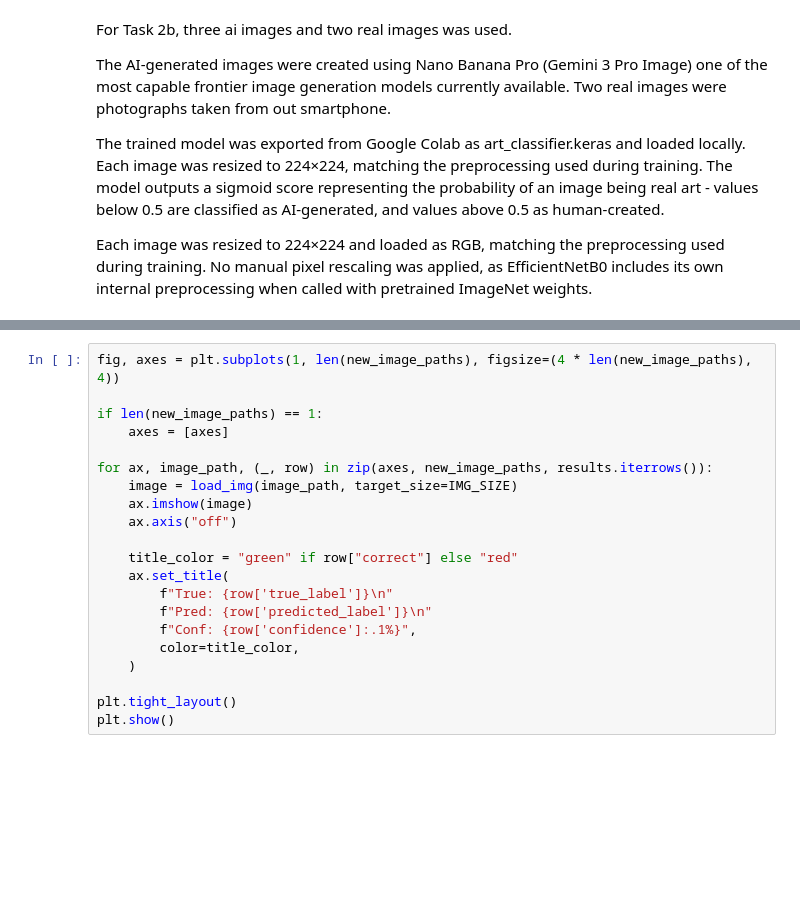
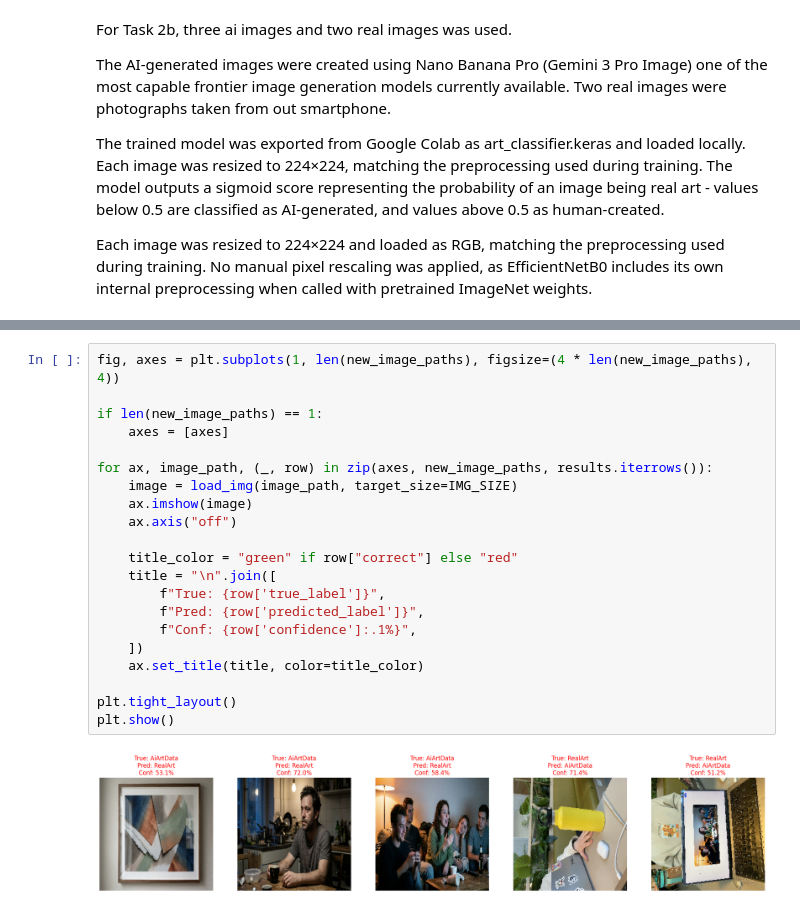
Before and after one commit to fredrikudengen/Group-Exam-INFO284, a Jupyter notebook: task2.ipynb, the cells around one changed output, grey strips where cells are left out. Cells and saved outputs as stored; diff of their text form; blank space fills up the shorter version.

Commit message:
Add testing images for task2b

```diff
--- a/task2.ipynb
+++ b/task2.ipynb
@@ -332,24 +356,26 @@ print(classification_report(
 # %%
 fig, axes = plt.subplots(1, len(new_image_paths), figsize=(4 * len(new_image_paths), 4))
 
 if len(new_image_paths) == 1:
     axes = [axes]
 
 for ax, image_path, (_, row) in zip(axes, new_image_paths, results.iterrows()):
     image = load_img(image_path, target_size=IMG_SIZE)
     ax.imshow(image)
     ax.axis("off")
 
     title_color = "green" if row["correct"] else "red"
-    ax.set_title(
-        f"True: {row['true_label']}\n"
-        f"Pred: {row['predicted_label']}\n"
+    title = "\n".join([
+        f"True: {row['true_label']}",
+        f"Pred: {row['predicted_label']}",
         f"Conf: {row['confidence']:.1%}",
-        color=title_color,
-    )
+    ])
+    ax.set_title(title, color=title_color)
 
 plt.tight_layout()
 plt.show()
+# %% [output]
+[figure, added]
 # %%
 cm = confusion_matrix(true_indices, predicted_indices, labels=[0, 1])
 
```
Also changed, not shown: parts of 7 cells of this notebook, 10 other files.
